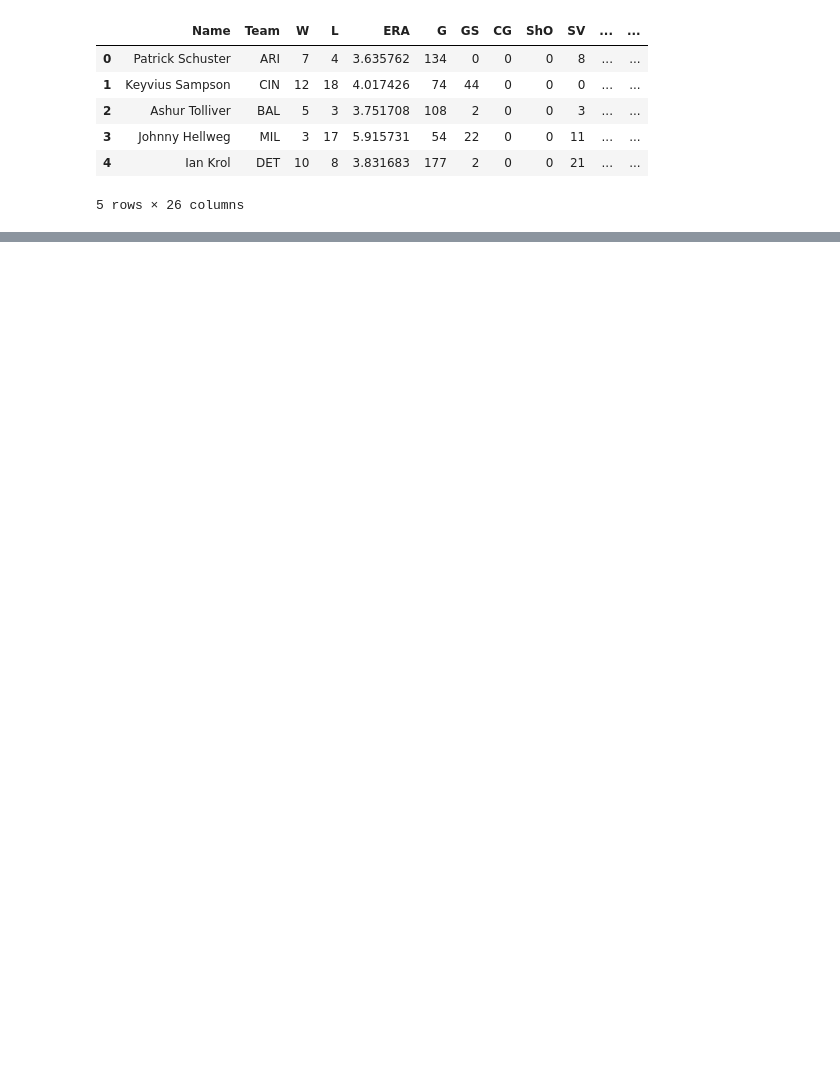
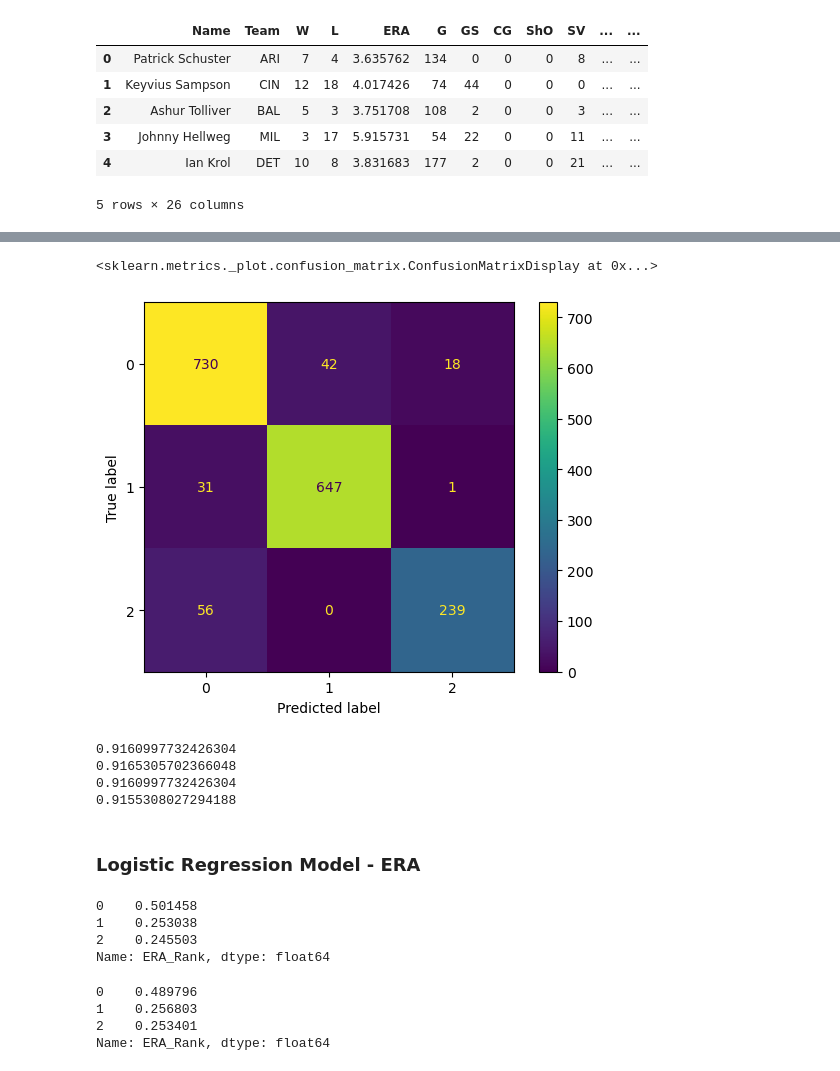
Before and after one commit to Kellyajara/MLB-MiLB-Classification, a Jupyter notebook: Data Wrangling 1 .ipynb, the cells around one changed output, grey strips where cells are left out. Saved outputs shown, nothing was run; the diff lists cells and outputs as text; code cells hidden in the pictures; blank space fills up the shorter version.

```diff
--- a/Data Wrangling 1 .ipynb
+++ b/Data Wrangling 1 .ipynb
@@ -259,0 +480,16 @@ Min_Pitch.head()
+# %%
+base_feats = ['W', 'L', 'G','GS','CG','ShO','SV','BS','IP',
+              'TBF', 'H', 'R', 'BB', 'IBB', 'HBP', 'WP', 'BK', 'SO']
+# %%
+X = Min_Pitch[base_feats]
+y = Min_Pitch['WHIP_Rank']
+
+X_train, X_test, y_train, y_test = train_test_split(
+    X, y, test_size=0.30, random_state=42)
+# %%
+scaler = StandardScaler()
+
+scaler.fit(X_train)
+
+X_train_scaled = scaler.transform(X_train)
+X_test_scaled = scaler.transform(X_test)
@@ -259,0 +512,4 @@ Min_Pitch.head()
+# %%
+Min_WHIP = LogisticRegression(random_state=42)
+Min_WHIP.fit(X_train_scaled, y_train)
+preds = Min_WHIP.predict(X_test_scaled)
@@ -259,0 +524,6 @@ Min_Pitch.head()
+# %%
+Min_Whip_CM =confusion_matrix(y_test,preds);
+ConfusionMatrixDisplay(Min_Whip_CM).plot()
+# %% [output]
+<sklearn.metrics._plot.confusion_matrix.ConfusionMatrixDisplay at 0x...>
+[figure, added]
@@ -259,0 +532,16 @@ Min_Pitch.head()
+# %%
+accuracy = accuracy_score(y_test, test_preds)
+print(accuracy)
+precision = precision_score(y_test, test_preds, average = 'weighted')
+print(precision)
+recall = recall_score(y_test, test_preds, average = 'weighted')
+print(recall)
+f1 = f1_score(y_test, test_preds, average = 'weighted')
+print(f1)
+# %% [output]
+0.9160997732426304
+0.9165305702366048
+0.9160997732426304
+0.9155308027294188
+# %% [markdown]
+### Logistic Regression Model - ERA
@@ -259,0 +561,14 @@ Min_Pitch.head()
+# %%
+y_train.value_counts(normalize = True)
+# %% [output]
+0    0.501458
+1    0.253038
+2    0.245503
+Name: ERA_Rank, dtype: float64
+# %%
+y_test.value_counts(normalize = True)
+# %% [output]
+0    0.489796
+1    0.256803
+2    0.253401
+Name: ERA_Rank, dtype: float64
```
Also changed, not shown: parts of 72 cells of this notebook, 2 other files.
